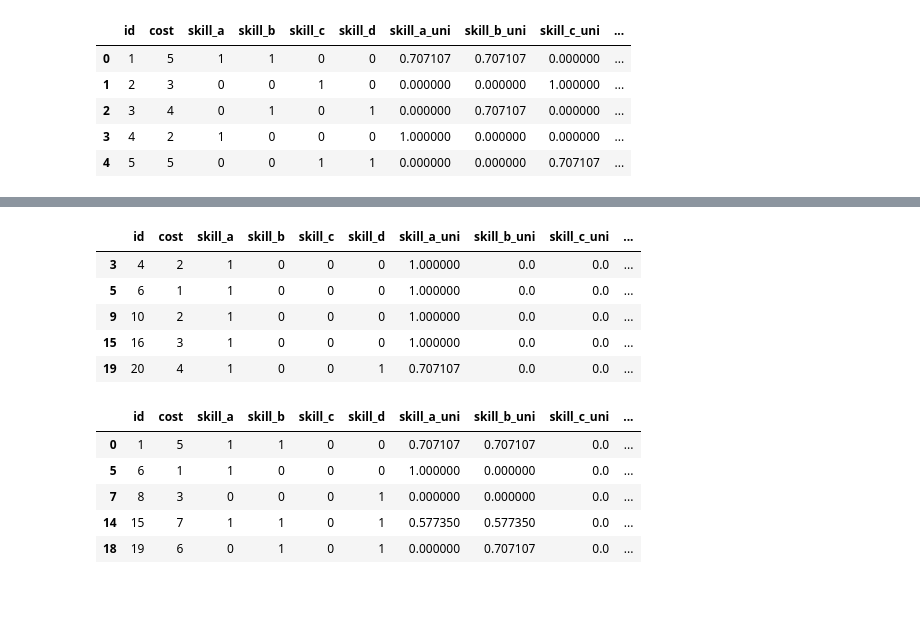
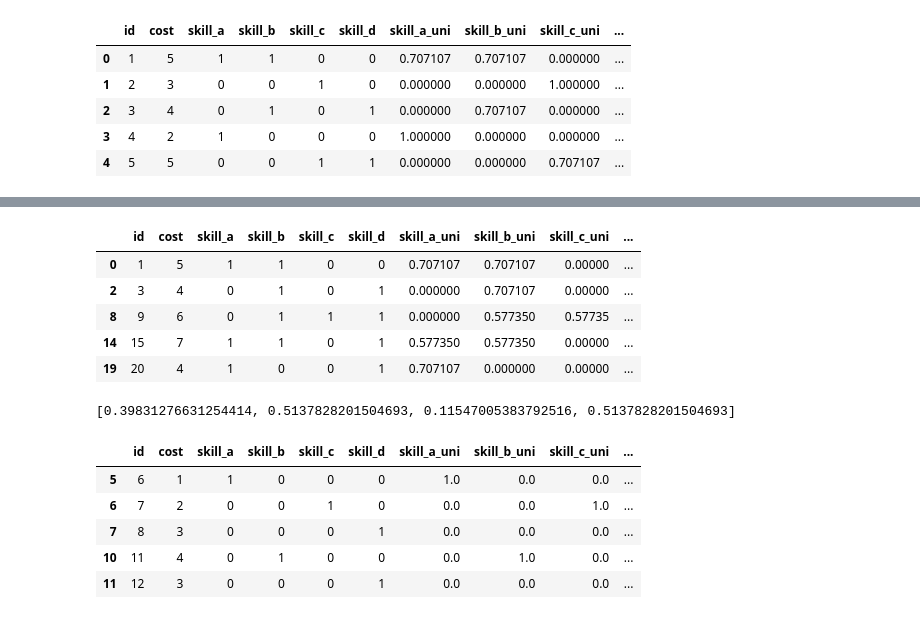
Before and after one commit to kasajei/MathmaticalOptimization, a Jupyter notebook: pupl/03_simple_hr_skill_distributed.ipynb, the cells around one changed output, grey strips where cells are left out. Cells and saved outputs as stored; diff of their text form; code cells hidden in the pictures.

```diff
--- a/pupl/03_simple_hr_skill_distributed.ipynb
+++ b/pupl/03_simple_hr_skill_distributed.ipynb
@@ -44,3 +44,6 @@ human.head()
 | 2 | 3 | 4 | 0 | 1 | 0 | 1 | 0.000000 | 0.707107 | 0.000000 | ... |
 | 3 | 4 | 2 | 1 | 0 | 0 | 0 | 1.000000 | 0.000000 | 0.000000 | ... |
 | 4 | 5 | 5 | 0 | 0 | 1 | 1 | 0.000000 | 0.000000 | 0.707107 | ... |
+# %%
+section = pd.concat( [section, section.apply( to_uni_vec, axis=1 )], axis=1 )
+section.head()
@@ -124,12 +159,12 @@ _C3: 0 v2_0 + 0 v2_14 + 0 v2_15 + 0 v2_17 + 0 v2_19 + 0 v2_3 + 0 v2_5 + 0 v2_9
 0 <= v5_8 <= 1 Integer
 0 <= v5_9 <= 1 Integer
 # %%
-human['section_1_v'] = human.section_1.apply(value)
-human['section_2_v'] = human.section_2.apply(value)
-human['section_3_v'] = human.section_3.apply(value)
-human['section_4_v'] = human.section_4.apply(value)
-human['section_5_v'] = human.section_5.apply(value)
-section["dist_v"] = section.dist_v.apply(value)
+human['section_1_value'] = human.section_1.apply(value)
+human['section_2_value'] = human.section_2.apply(value)
+human['section_3_value'] = human.section_3.apply(value)
+human['section_4_value'] = human.section_4.apply(value)
+human['section_5_value'] = human.section_5.apply(value)
+section["dist_value"] = section.dist_v.apply(value)
 # %%
 section
 # %% [output]
@@ -142,19 +177,30 @@ section
 # %%
-human[human.section_1_v==1]
+human[human.section_1_value==1]
 # %% [output]
 |  | id | cost | skill_a | skill_b | skill_c | skill_d | skill_a_uni | skill_b_uni | skill_c_uni | ... |
-| 3 | 4 | 2 | 1 | 0 | 0 | 0 | 1.000000 | 0.0 | 0.0 | ... |
-| 5 | 6 | 1 | 1 | 0 | 0 | 0 | 1.000000 | 0.0 | 0.0 | ... |
-| 9 | 10 | 2 | 1 | 0 | 0 | 0 | 1.000000 | 0.0 | 0.0 | ... |
-| 15 | 16 | 3 | 1 | 0 | 0 | 0 | 1.000000 | 0.0 | 0.0 | ... |
-| 19 | 20 | 4 | 1 | 0 | 0 | 1 | 0.707107 | 0.0 | 0.0 | ... |
+| 0 | 1 | 5 | 1 | 1 | 0 | 0 | 0.707107 | 0.707107 | 0.00000 | ... |
+| 2 | 3 | 4 | 0 | 1 | 0 | 1 | 0.000000 | 0.707107 | 0.00000 | ... |
+| 8 | 9 | 6 | 0 | 1 | 1 | 1 | 0.000000 | 0.577350 | 0.57735 | ... |
+| 14 | 15 | 7 | 1 | 1 | 0 | 1 | 0.577350 | 0.577350 | 0.00000 | ... |
+| 19 | 20 | 4 | 1 | 0 | 0 | 1 | 0.707107 | 0.000000 | 0.00000 | ... |
+# %%
+a,b,c,d = 0,0,0,0
+for index, row in human[human.section_1_value==1].iterrows():
+    a += row.skill_a_uni
+    b += row.skill_b_uni
+    c += row.skill_c_uni
+    d += row.skill_d_uni
+a,b,c,d = a/5, b/5, c/5, d/5
+print([a,b,c,d])
+# %% [output]
+[0.39831276631254414, 0.5137828201504693, 0.11547005383792516, 0.5137828201504693]
 # %%
-human[human.section_2_v==1]
+human[human.section_2_value==1]
 # %% [output]
 |  | id | cost | skill_a | skill_b | skill_c | skill_d | skill_a_uni | skill_b_uni | skill_c_uni | ... |
-| 0 | 1 | 5 | 1 | 1 | 0 | 0 | 0.707107 | 0.707107 | 0.0 | ... |
-| 5 | 6 | 1 | 1 | 0 | 0 | 0 | 1.000000 | 0.000000 | 0.0 | ... |
-| 7 | 8 | 3 | 0 | 0 | 0 | 1 | 0.000000 | 0.000000 | 0.0 | ... |
-| 14 | 15 | 7 | 1 | 1 | 0 | 1 | 0.577350 | 0.577350 | 0.0 | ... |
-| 18 | 19 | 6 | 0 | 1 | 0 | 1 | 0.000000 | 0.707107 | 0.0 | ... |
+| 5 | 6 | 1 | 1 | 0 | 0 | 0 | 1.0 | 0.0 | 0.0 | ... |
+| 6 | 7 | 2 | 0 | 0 | 1 | 0 | 0.0 | 0.0 | 1.0 | ... |
+| 7 | 8 | 3 | 0 | 0 | 0 | 1 | 0.0 | 0.0 | 0.0 | ... |
+| 10 | 11 | 4 | 0 | 1 | 0 | 0 | 0.0 | 1.0 | 0.0 | ... |
+| 11 | 12 | 3 | 0 | 0 | 0 | 1 | 0.0 | 0.0 | 0.0 | ... |
 # %%
```
Also changed, not shown: parts of 13 cells of this notebook, 1 other file.
